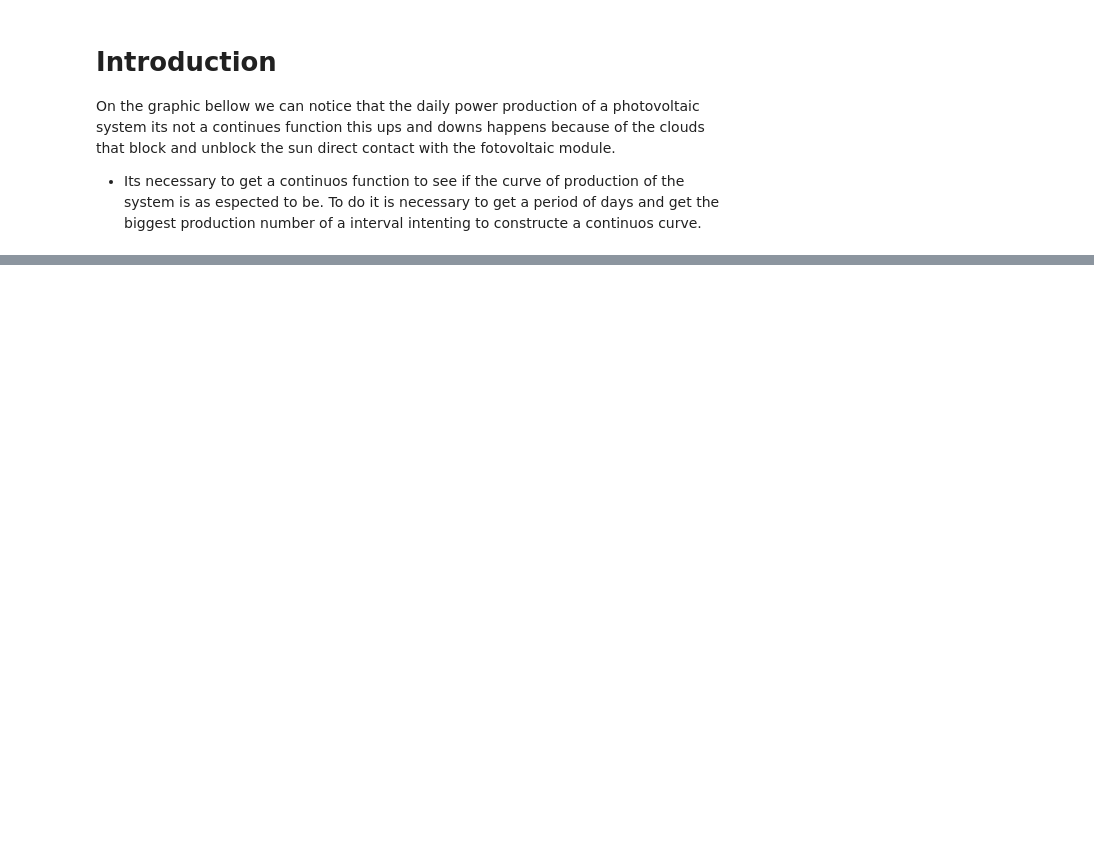
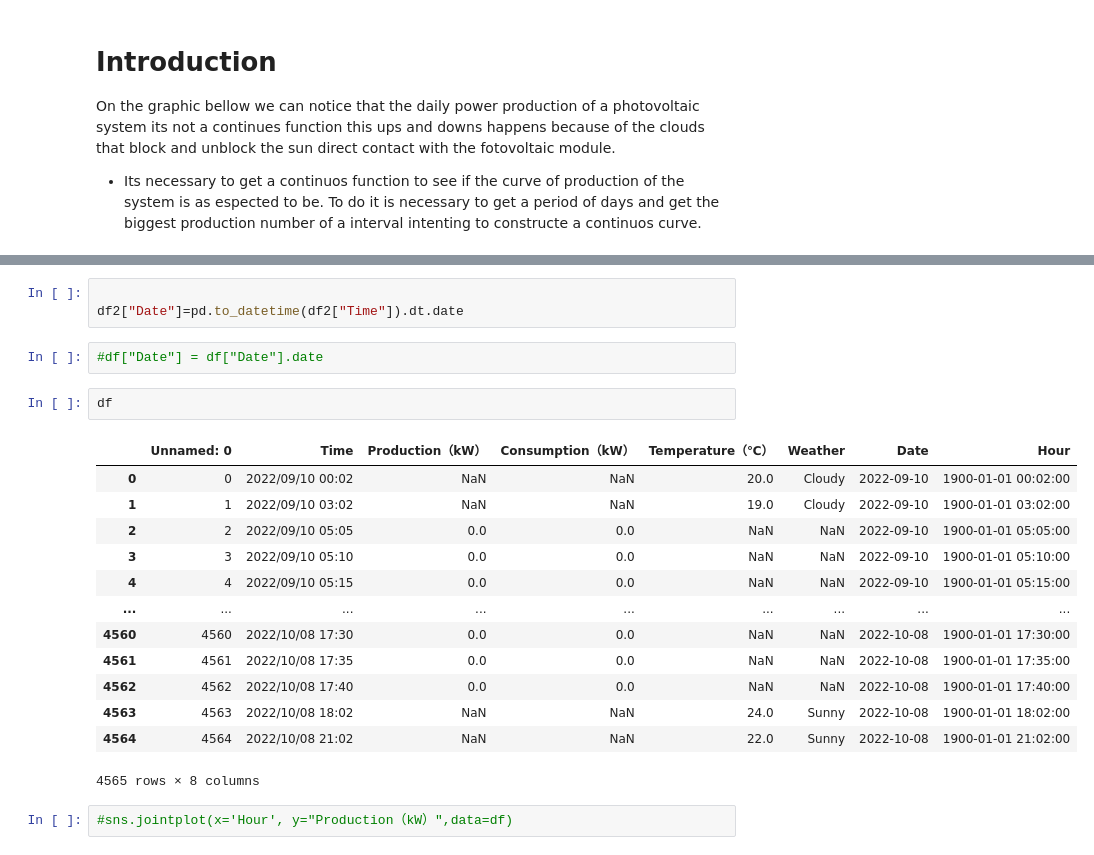
Before and after one commit to oakthyago/Electrical-Demand-Brazil, a Jupyter notebook: analysing-data.ipynb, the cells around one changed output, grey strips where cells are left out. Saved outputs shown, nothing was run; the diff lists cells and outputs as text; blank space fills up the shorter version.

```diff
--- a/analysing-data.ipynb
+++ b/analysing-data.ipynb
@@ -23,0 +51,23 @@ df[df["Date"] == "2022/09/09"]["Production（kW）"].plot()
+# %%
+
+df2["Date"]=pd.to_datetime(df2["Time"]).dt.date
+# %%
+#df["Date"] = df["Date"].date
+# %%
+df
+# %% [output]
+|  | Unnamed: 0 | Time | Production（kW） | Consumption（kW） | Temperature（℃） | Weather | Date | Hour |
+| 0 | 0 | 2022/09/10 00:02 | NaN | NaN | 20.0 | Cloudy | 2022-09-10 | 1900-01-01 00:02:00 |
+| 1 | 1 | 2022/09/10 03:02 | NaN | NaN | 19.0 | Cloudy | 2022-09-10 | 1900-01-01 03:02:00 |
+| 2 | 2 | 2022/09/10 05:05 | 0.0 | 0.0 | NaN | NaN | 2022-09-10 | 1900-01-01 05:05:00 |
+| 3 | 3 | 2022/09/10 05:10 | 0.0 | 0.0 | NaN | NaN | 2022-09-10 | 1900-01-01 05:10:00 |
+| 4 | 4 | 2022/09/10 05:15 | 0.0 | 0.0 | NaN | NaN | 2022-09-10 | 1900-01-01 05:15:00 |
+| ... | ... | ... | ... | ... | ... | ... | ... | ... |
+| 4560 | 4560 | 2022/10/08 17:30 | 0.0 | 0.0 | NaN | NaN | 2022-10-08 | 1900-01-01 17:30:00 |
+| 4561 | 4561 | 2022/10/08 17:35 | 0.0 | 0.0 | NaN | NaN | 2022-10-08 | 1900-01-01 17:35:00 |
+| 4562 | 4562 | 2022/10/08 17:40 | 0.0 | 0.0 | NaN | NaN | 2022-10-08 | 1900-01-01 17:40:00 |
+| 4563 | 4563 | 2022/10/08 18:02 | NaN | NaN | 24.0 | Sunny | 2022-10-08 | 1900-01-01 18:02:00 |
+| 4564 | 4564 | 2022/10/08 21:02 | NaN | NaN | 22.0 | Sunny | 2022-10-08 | 1900-01-01 21:02:00 |
+4565 rows × 8 columns
+# %%
+#sns.jointplot(x='Hour', y="Production（kW）",data=df)
```
Also changed, not shown: parts of 9 cells of this notebook.
